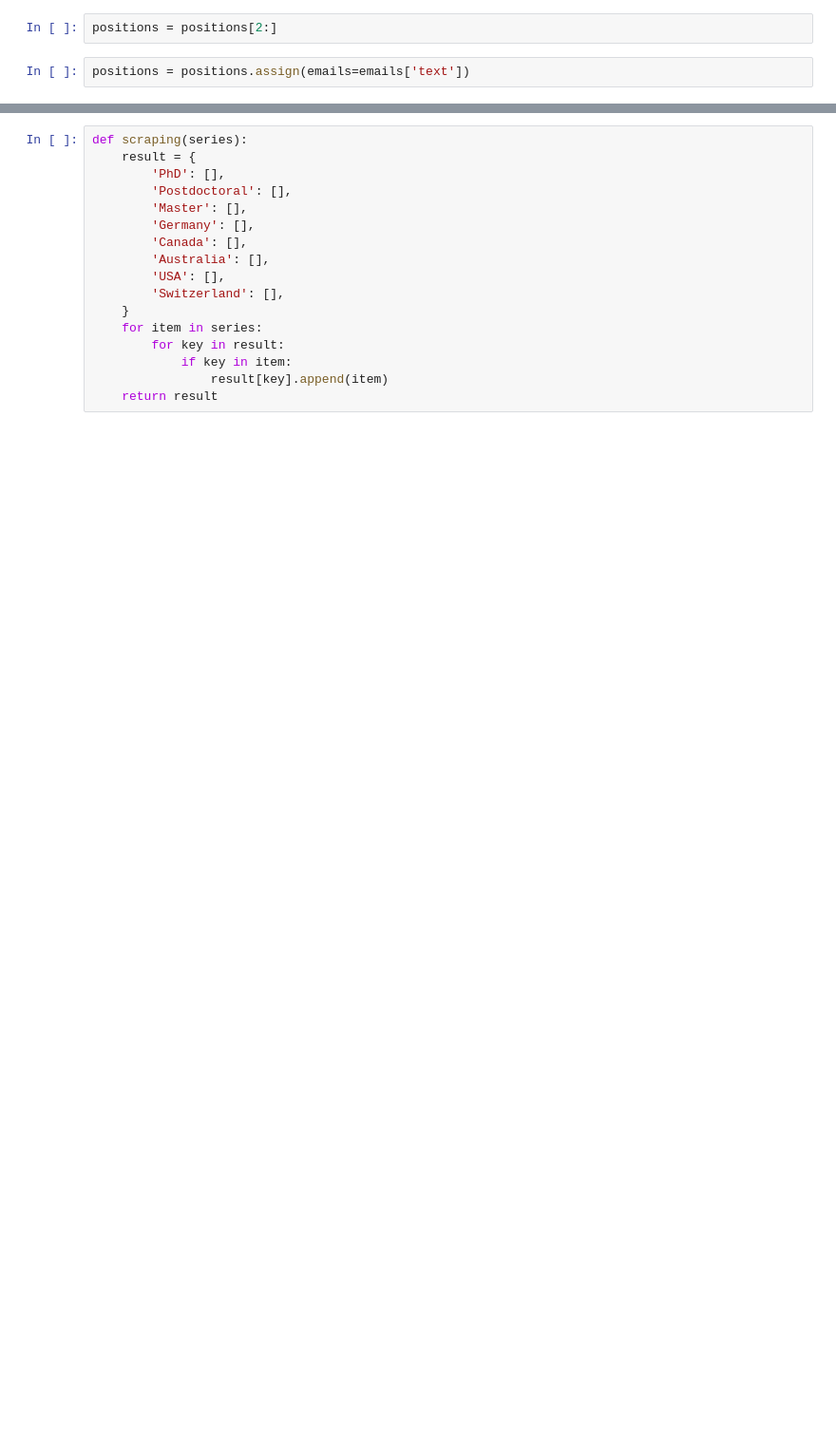
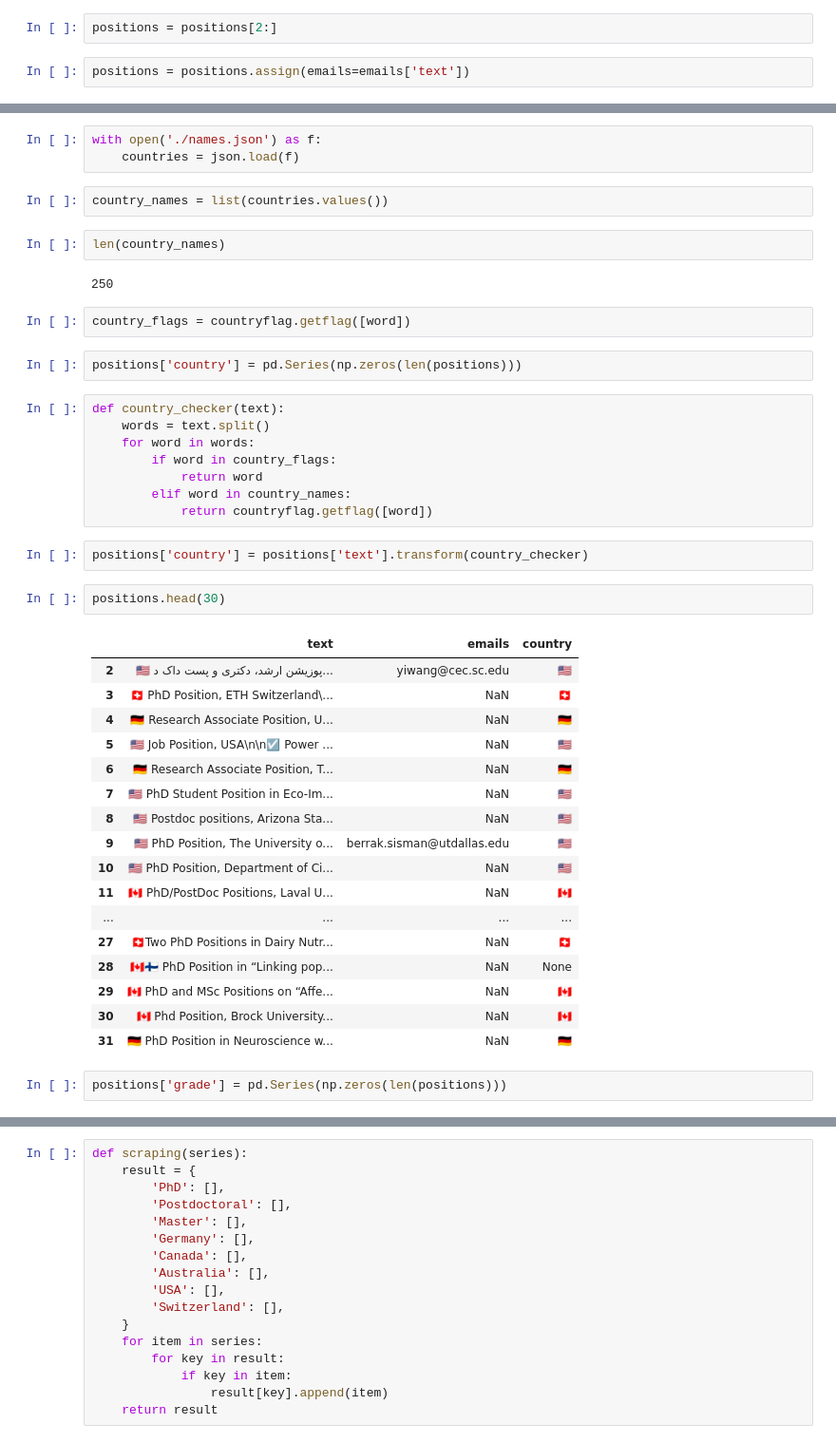
Before and after one commit to ali-r79/apply_project, a Jupyter notebook: azar_apply_project.ipynb, the cells around one changed output, grey strips where cells are left out. Shown at 95% size. Drawn from its saved outputs; the diff is of its cells as text; blank space fills up the shorter version.

```diff
--- a/azar_apply_project.ipynb
+++ b/azar_apply_project.ipynb
@@ -125,0 +164,45 @@ positions.to_csv('./positions.csv', sep=',', index=False, encoding='utf-8')
+# %%
+with open('./names.json') as f:
+    countries = json.load(f)
+# %%
+country_names = list(countries.values())
+# %%
+len(country_names)
+# %% [output]
+250
+# %%
+country_flags = countryflag.getflag([word])
+# %%
+positions['country'] = pd.Series(np.zeros(len(positions)))
+# %%
+def country_checker(text):
+    words = text.split()
+    for word in words:
+        if word in country_flags:
+            return word
+        elif word in country_names:
+            return countryflag.getflag([word])
+# %%
+positions['country'] = positions['text'].transform(country_checker)
+# %%
+positions.head(30)
+# %% [output]
+|  | text | emails | country |
+| 2 | 🇺🇸 پوزیشن ارشد، دکتری و پست داک د... | yiwang@cec.sc.edu | 🇺🇸 |
+| 3 | 🇨🇭 PhD Position, ETH Switzerland\... | NaN | 🇨🇭 |
+| 4 | 🇩🇪 Research Associate Position, U... | NaN | 🇩🇪 |
+| 5 | 🇺🇸 Job Position, USA\n\n☑️ Power ... | NaN | 🇺🇸 |
+| 6 | 🇩🇪 Research Associate Position, T... | NaN | 🇩🇪 |
+| 7 | 🇺🇸 PhD Student Position in Eco-Im... | NaN | 🇺🇸 |
+| 8 | 🇺🇸 Postdoc positions, Arizona Sta... | NaN | 🇺🇸 |
+| 9 | 🇺🇸 PhD Position, The University o... | berrak.sisman@utdallas.edu | 🇺🇸 |
+| 10 | 🇺🇸 PhD Position, Department of Ci... | NaN | 🇺🇸 |
+| 11 | 🇨🇦 PhD/PostDoc Positions, Laval U... | NaN | 🇨🇦 |
+| ... | ... | ... | ... |
+| 27 | 🇨🇭Two PhD Positions in Dairy Nutr... | NaN | 🇨🇭 |
+| 28 | 🇨🇦🇫🇮 PhD Position in “Linking pop... | NaN | None |
+| 29 | 🇨🇦 PhD and MSc Positions on “Affe... | NaN | 🇨🇦 |
+| 30 | 🇨🇦 Phd Position, Brock University... | NaN | 🇨🇦 |
+| 31 | 🇩🇪 PhD Position in Neuroscience w... | NaN | 🇩🇪 |
+# %%
+positions['grade'] = pd.Series(np.zeros(len(positions)))
```
Also changed, not shown: parts of 21 cells of this notebook, 2 other files.
